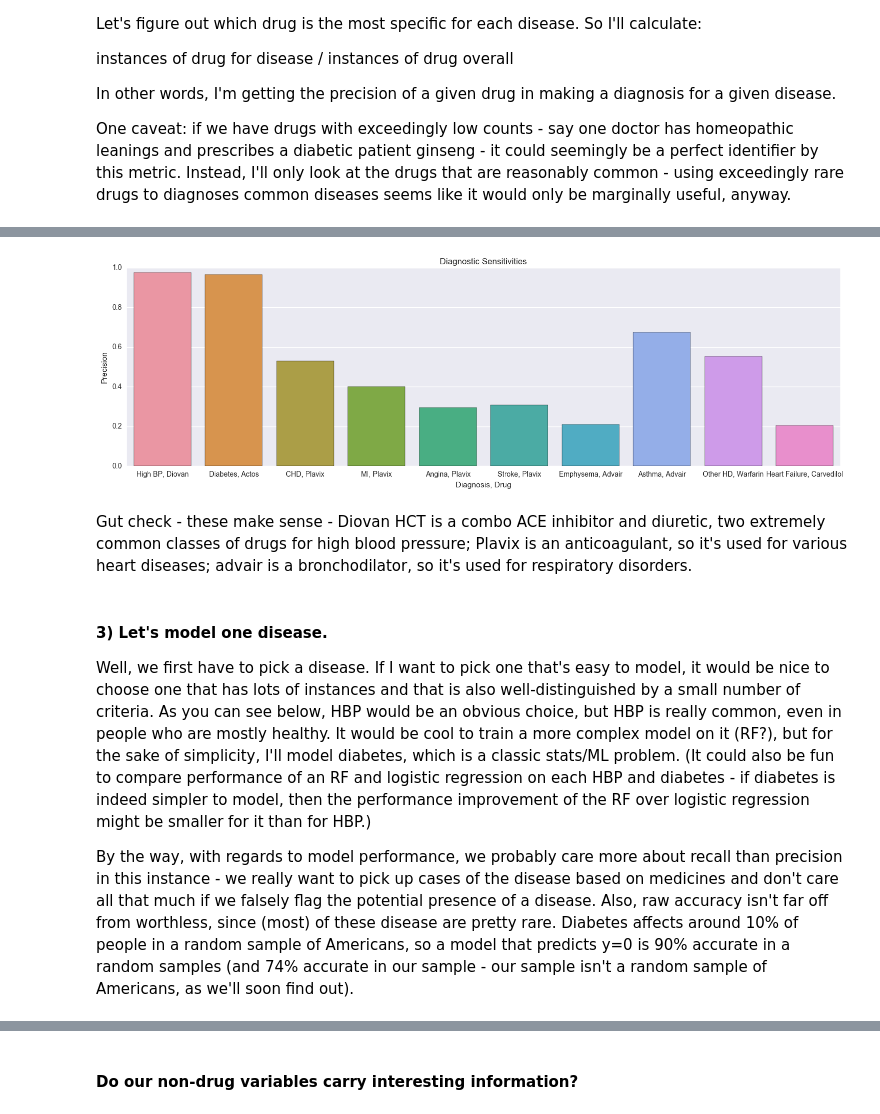
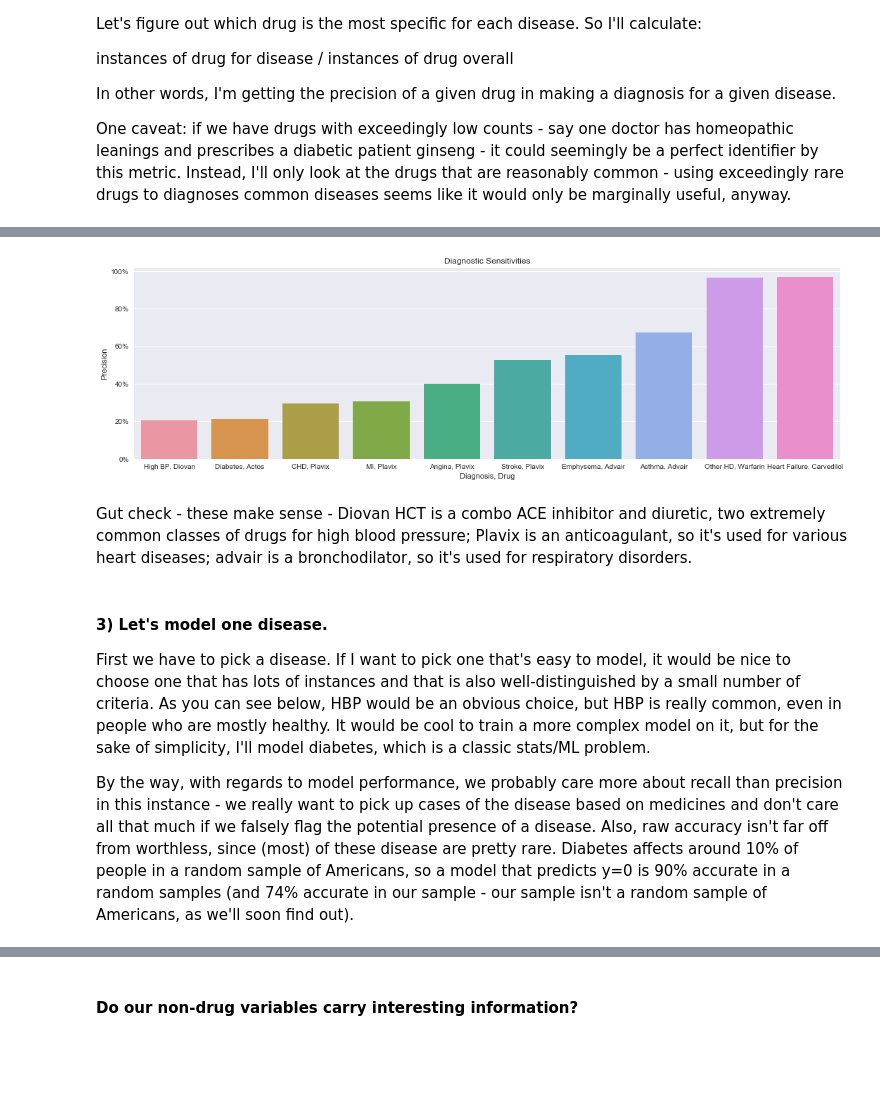
Before and after one commit to No-Stream/meps_analysis, a Jupyter notebook: MEPS_analysis.ipynb, the cells around one changed output, grey strips where cells are left out. Saved outputs shown, nothing was run; the diff lists cells and outputs as text; code cells hidden in the pictures; blank space fills up the shorter version.

Commit message:
refactoring of cv code; minor refactoring throughout

```diff
--- a/MEPS_analysis.ipynb
+++ b/MEPS_analysis.ipynb
@@ -248,32 +281,29 @@ In other words, I'm getting the precision of a given drug in making a diagnosis
 
 One caveat: if we have drugs with exceedingly low counts - say one doctor has homeopathic leanings and prescribes a diabetic patient ginseng - it could seemingly be a perfect identifier by this metric. Instead, I'll only look at the drugs that are reasonably common - using exceedingly rare drugs to diagnoses common diseases seems like it would only be marginally useful, anyway.
 # %%
-"""drugs = subj_and_meds.rxName.unique()
-print(drugs)"""
-
 # We'll take our list of prescriptions, and get their counts.
 # All of our most common drugs per diagnosis above have high frequencies (>1000),
 #   but I'll go ahead and grab the top 100 to be safe.
-# use counts as the index, so we have them sorted by descending frequency
+# Use counts as the index, so we have them sorted by descending frequency.
 # Using function-chaining syntax here. I find it pretty readable, but some people don't.
-# TODO: refactor as groupby?
 drugs = (
     subj_and_meds['rxName']
         # Get value_counts() for drugs - it's sorted and descending by default,
         # but I've specified them as kwargs for maximum explicitness.
-        .value_counts(sorted=True, ascending=False)
+        .value_counts(sort=True, ascending=False)
         # Get the top 100 most-common.
         .iloc[0:100]
-    .reset_index(drop=False)
+        .reset_index(drop=False)
 )
 
-#fix col names
+# Fix column names.
 drugs.rename(columns={'index': 'rxName', 'rxName': 'count'}, inplace=True)
 
 # Confirm size of list.
 print('# of drugs extracted:')
 print(drugs.rxName.size)
-# Confirm that our most common drugs are here, indexed by count
+print('')
+# Confirm that our most common drugs are here, indexed by count.
 print("Most common drugs that we've extracted:")
 print(drugs.head(10))
 print("Least common drugs that we've extracted:")
@@ -371,0 +348,5 @@ Maximal precision for diagnosising disease heartFailureDiagnosed with drug CARVE
+# %%
+# Convert list of dict rows to pd.DataFrame.
+# (Want to do this all at once since extending a DataFrame is an expensive operation.)
+precisions = pd.DataFrame(drug_precisions)
+print(precisions.head(5))
@@ -371,0 +360,9 @@ Maximal precision for diagnosising disease heartFailureDiagnosed with drug CARVE
+# %%
+# Now get the max precision for each diagnosis.
+# It would be cleaner to just groupby diagnosis and get the max precision,
+#   but that wouldn't yield the drug name for each max.
+# Instead, we'll sort our precisions and then take the max for each diagnosis.
+
+sorted_ = precisions.sort_values(by='precision')
+max_precisions = sorted_.drop_duplicates('diagnosis', keep='last').sort_values(by='precision')
+print(max_precisions)
@@ -372,27 +381,28 @@ Maximal precision for diagnosising disease heartFailureDiagnosed with drug CARVE
 # %%
 %matplotlib inline
 
 # FIXME!
 
 formatted_dx = ['High BP, Diovan', 'Diabetes, Actos', 'CHD, Plavix', 'MI, Plavix',
                 'Angina, Plavix', 'Stroke, Plavix', 'Emphysema, Advair', 'Asthma, Advair',
                 'Other HD, Warfarin', 'Heart Failure, Carvedilol']
 
 plt.figure(figsize=(18,5))
 plt.title('Diagnostic Sensitivities')
 
-ax = sns.barplot(x=precisions.diagnosis, y=precisions.max_precision, data=precisions)
+ax = sns.barplot(x=max_precisions.diagnosis, y=max_precisions.precision, data=precisions)
 ax.set_ylabel("Precision"); ax.set_xlabel("Diagnosis, Drug")
 ax.set_xticklabels(formatted_dx)
+ax.set_yticklabels(['0%', '20%', '40%', '60%', '80%', '100%'])
 
 plt.show()
 # %% [output]
-[figure, old version]
+[figure, new version]
 # %% [markdown]
 Gut check - these make sense - Diovan HCT is a combo ACE inhibitor and diuretic, two extremely common classes of drugs for high blood pressure; Plavix is an anticoagulant, so it's used for various heart diseases; advair is a bronchodilator, so it's used for respiratory disorders.
 # %% [markdown]
 #### 3) Let's model one disease.
 
-Well, we first have to pick a disease. If I want to pick one that's easy to model, it would be nice to choose one that has lots of instances and that is also well-distinguished by a small number of criteria. As you can see below, HBP would be an obvious choice, but HBP is really common, even in people who are mostly healthy. It would be cool to train a more complex model on it (RF?), but for the sake of simplicity, I'll model diabetes, which is a classic stats/ML problem. (It could also be fun to compare performance of an RF and logistic regression on each HBP and diabetes - if diabetes is indeed simpler to model, then the performance improvement of the RF over logistic regression might be smaller for it than for HBP.)
+First we have to pick a disease. If I want to pick one that's easy to model, it would be nice to choose one that has lots of instances and that is also well-distinguished by a small number of criteria. As you can see below, HBP would be an obvious choice, but HBP is really common, even in people who are mostly healthy. It would be cool to train a more complex model on it, but for the sake of simplicity, I'll model diabetes, which is a classic stats/ML problem.
 
 By the way, with regards to model performance, we probably care more about recall than precision in this instance - we really want to pick up cases of the disease based on medicines and don't care all that much if we falsely flag the potential presence of a disease. Also, raw accuracy isn't far off from worthless, since (most) of these disease are pretty rare. Diabetes affects around 10% of people in a random sample of Americans, so a model that predicts y=0 is 90% accurate in a random samples (and 74% accurate in our sample - our sample isn't a random sample of Americans, as we'll soon find out).
```
Also changed, not shown: parts of 83 cells of this notebook, 1 other file.
